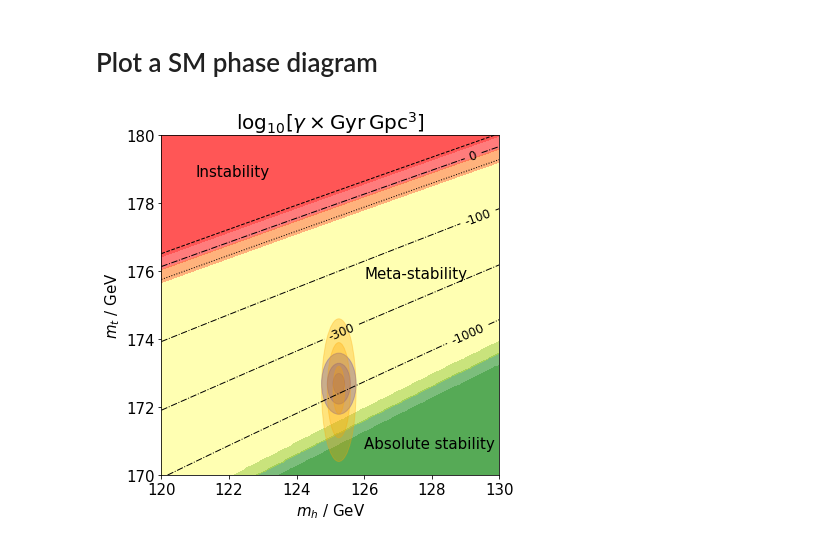
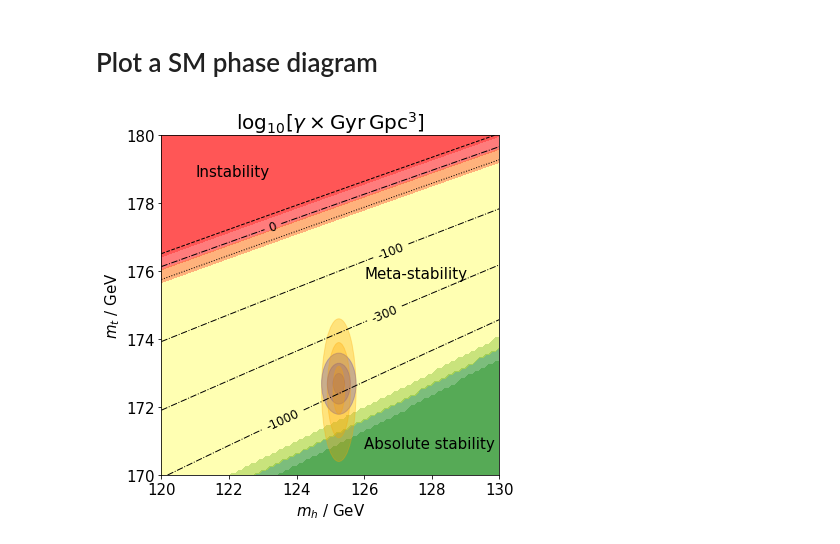
Before and after one commit to SoChigusa/ELVAS, a Jupyter notebook: src/plot/phase_diagram.ipynb, the cells around one changed output. Cells and saved outputs as stored; diff of their text form; code cells hidden in the pictures.

Commit message:
plot with ELVAS output

```diff
--- a/src/plot/phase_diagram.ipynb
+++ b/src/plot/phase_diagram.ipynb
@@ -7,6 +7,7 @@ import matplotlib.patches as pat
 
 # data info
 DATE_LABEL = "2306"
+USE_ELVAS_OUTPUT = True
 MTMC = 172.69
 MTMC_ERR = 0.3
 MTPOLE = 172.5
@@ -26,7 +27,7 @@ MT_MIN = 170
 MT_MAX = 180
 MH_MIN = 120
 MH_MAX = 130
-nPts = 300
+nPts = 100
 
 # figure settings
 fig = plt.figure(figsize=[6,6])
@@ -34,31 +35,47 @@ fig = plt.figure(figsize=[6,6])
 # subfigure
 ax = fig.add_subplot(1,1,1)
 
-# data input
-data = np.loadtxt("../output/" + DATE_LABEL + ".dat", usecols=range(5), delimiter='\t',
-)
-mt = data[:,0]
-mh = data[:,1]
-log10gamma = data[:,2]
-log10gamma_plus = data[:,3]
-log10gamma_minus = data[:,4]
+# treatment of -infinity: absolute stability
+LARGE_NEGATIVE = -1e100
+def replaceInf(ndarr):
+  condition = np.isneginf(ndarr)
+  ndarr[condition] = LARGE_NEGATIVE
+  return ndarr
 
-# reshape 1D to 2D
-X, Y, Z = mh.reshape(nPts+1,nPts+1), mt.reshape(nPts+1,nPts+1), log10gamma.reshape(nPts+1,nPts+1)
-Zp, Zm = log10gamma_plus.reshape(nPts+1,nPts+1), log10gamma_minus.reshape(nPts+1,nPts+1)
+# data input and reshape
+if USE_ELVAS_OUTPUT:
+  data = np.loadtxt("../output/" + DATE_LABEL + "_ELVAS_output.dat", usecols=range(3), delimiter=' ', skiprows=1)
+  mh = data[:,0]
+  mt = data[:,1]
+  log10gamma = replaceInf(data[:,2])
+  X, Y, Z = mh.reshape(nPts+1,nPts+1), mt.reshape(nPts+1,nPts+1), log10gamma.reshape(nPts+1,nPts+1)
+  data = np.loadtxt("../output/" + DATE_LABEL + "_alphap1s_ELVAS_output.dat", usecols=range(3), delimiter=' ', skiprows=1)
+  log10gamma = replaceInf(data[:,2])
+  Zp = log10gamma.reshape(nPts+1,nPts+1)
+  data = np.loadtxt("../output/" + DATE_LABEL + "_alpham1s_ELVAS_output.dat", usecols=range(3), delimiter=' ', skiprows=1)
+  log10gamma = replaceInf(data[:,2])
+  Zm = log10gamma.reshape(nPts+1,nPts+1)
+else:
+  data = np.loadtxt("../output/" + DATE_LABEL + ".dat", usecols=range(5), delimiter='\t')
+  mt = data[:,0]
+  mh = data[:,1]
+  log10gamma = data[:,2]
+  log10gamma_plus = data[:,3]
+  log10gamma_minus = data[:,4]
+  X, Y, Z = mh.reshape(nPts+1,nPts+1), mt.reshape(nPts+1,nPts+1), log10gamma.reshape(nPts+1,nPts+1)
+  Zp, Zm = log10gamma_plus.reshape(nPts+1,nPts+1), log10gamma_minus.reshape(nPts+1,nPts+1)
 
 # contour plot (line / area)
-DBL_MAX = 1.797693e+308 # used for absolute stability
 cs = ax.contour(X, Y, Z, levels=[-1000, -300, -100, 0], colors='black', linewidths=1, linestyles='-.')
-ax.contour(X, Y, Zp, levels=[-2*DBL_MAX,0], colors='black', linewidths=1, linestyles='--')
-ax.contour(X, Y, Zm, levels=[-2*DBL_MAX,0], colors='black', linewidths=1, linestyles=':')
-ax.contourf(X, Y, Z, levels=[-2*DBL_MAX,-0.5*DBL_MAX], alpha=0.3, colors='green')
-ax.contourf(X, Y, Zm, levels=[-2*DBL_MAX,-0.5*DBL_MAX], alpha=0.3, colors='green')
-ax.contourf(X, Y, Zp, levels=[-2*DBL_MAX,-0.5*DBL_MAX], alpha=0.3, colors='green')
-ax.contourf(X, Y, Z, levels=[-0.5*DBL_MAX, -3], alpha=0.3, colors='yellow')
-ax.contourf(X, Y, Z, levels=[-3, DBL_MAX], alpha=0.3, colors='red')
-ax.contourf(X, Y, Zp, levels=[-3, DBL_MAX], alpha=0.3, colors='red')
-ax.contourf(X, Y, Zm, levels=[-3, DBL_MAX], alpha=0.3, colors='red')
+ax.contour(X, Y, Zp, levels=[2*LARGE_NEGATIVE,0], colors='black', linewidths=1, linestyles='--')
+ax.contour(X, Y, Zm, levels=[2*LARGE_NEGATIVE,0], colors='black', linewidths=1, linestyles=':')
+ax.contourf(X, Y, Z, levels=[2*LARGE_NEGATIVE, 0.5*LARGE_NEGATIVE], alpha=0.3, colors='green')
+ax.contourf(X, Y, Zm, levels=[2*LARGE_NEGATIVE, 0.5*LARGE_NEGATIVE], alpha=0.3, colors='green')
+ax.contourf(X, Y, Zp, levels=[2*LARGE_NEGATIVE, 0.5*LARGE_NEGATIVE], alpha=0.3, colors='green')
+ax.contourf(X, Y, Z, levels=[0.5*LARGE_NEGATIVE, -3], alpha=0.3, colors='yellow')
+ax.contourf(X, Y, Z, levels=[-3, np.inf], alpha=0.3, colors='red')
+ax.contourf(X, Y, Zp, levels=[-3, np.inf], alpha=0.3, colors='red')
+ax.contourf(X, Y, Zm, levels=[-3, np.inf], alpha=0.3, colors='red')
 
 # contour small label
 ax.clabel(cs, fmt='%d', fontsize=12)
@@ -68,31 +85,31 @@ for sigma in range(1, 4):
   e = pat.Ellipse(xy=(MH, MTMC), width=2*sigma*MH_ERR, height=2*sigma*MTMC_ERR, alpha=0.3, color="blue")
   ax.add_patch(e)
 
 # annotation
 ax.text(x=121, y=178.8, s="Instability", fontsize=15)
 ax.text(x=126, y=175.8, s="Meta-stability", fontsize=15)
 ax.text(x=126, y=170.8, s="Absolute stability", fontsize=15)
 
 # plot range
 ax.set_xlim(MH_MIN, MH_MAX)
 ax.set_ylim(MT_MIN, MT_MAX)
 
 # ticks setting
 ax.set_title(r"$\log_{10} [\gamma \times {\rm Gyr}\,{\rm Gpc}^3]$", fontsize=20)
 ax.tick_params(labelsize=15)
 
 # figure captions
 ax.set_xlabel(r"$m_h$ / GeV", size=15)
 ax.set_ylabel(r"$m_t$ / GeV", size=15)
 
 plt.tight_layout()
 plt.savefig('phase_diagram_'+DATE_LABEL+'.pdf', bbox_inches='tight')
 
 # add pole mass measurement result
 if DATE_LABEL == '2306':
   for sigma in range(1, 4):
     e = pat.Ellipse(xy=(MH, MTPOLE), width=2*sigma*MH_ERR, height=2*sigma*MTPOLE_ERR, alpha=0.3, color="orange")
     ax.add_patch(e)
   plt.savefig('phase_diagram_'+DATE_LABEL+'_mtpole.pdf', bbox_inches='tight')
 # %% [output]
-[figure, old version]
+[figure, new version]
```
Also changed, not shown: 6 other files.
